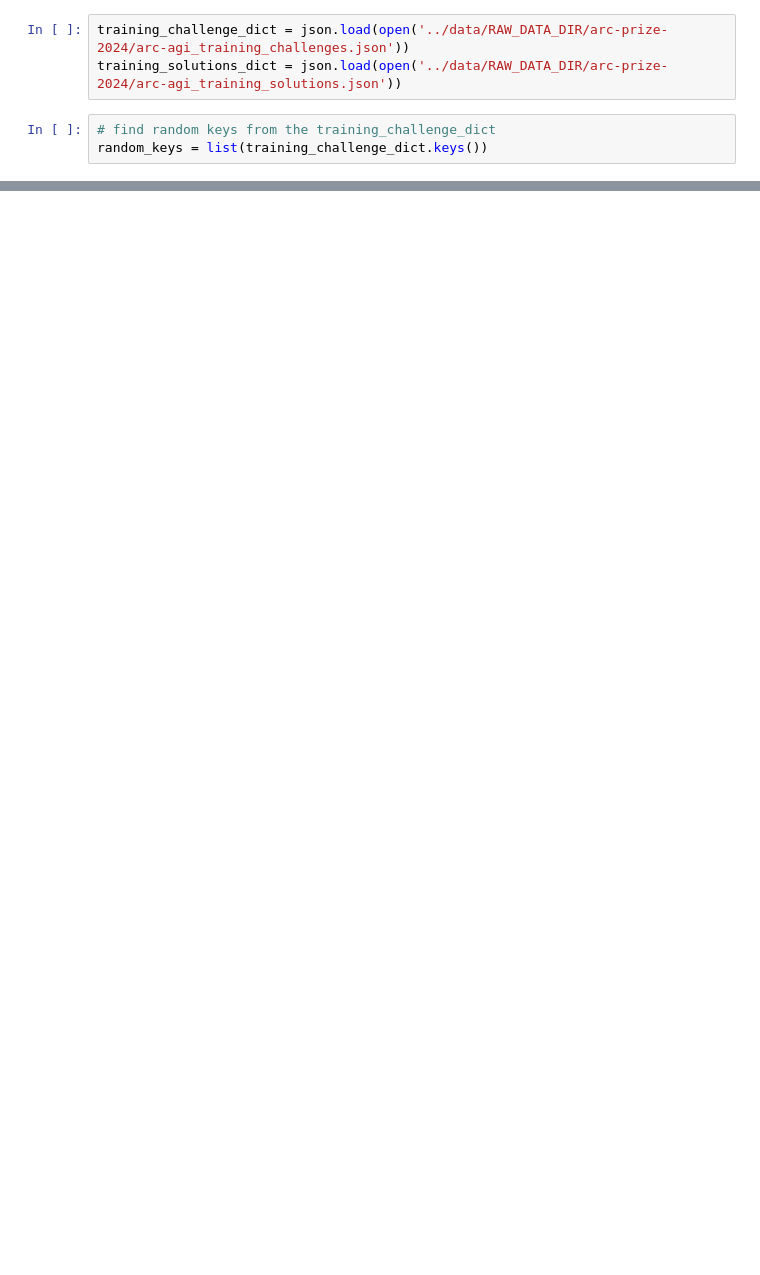
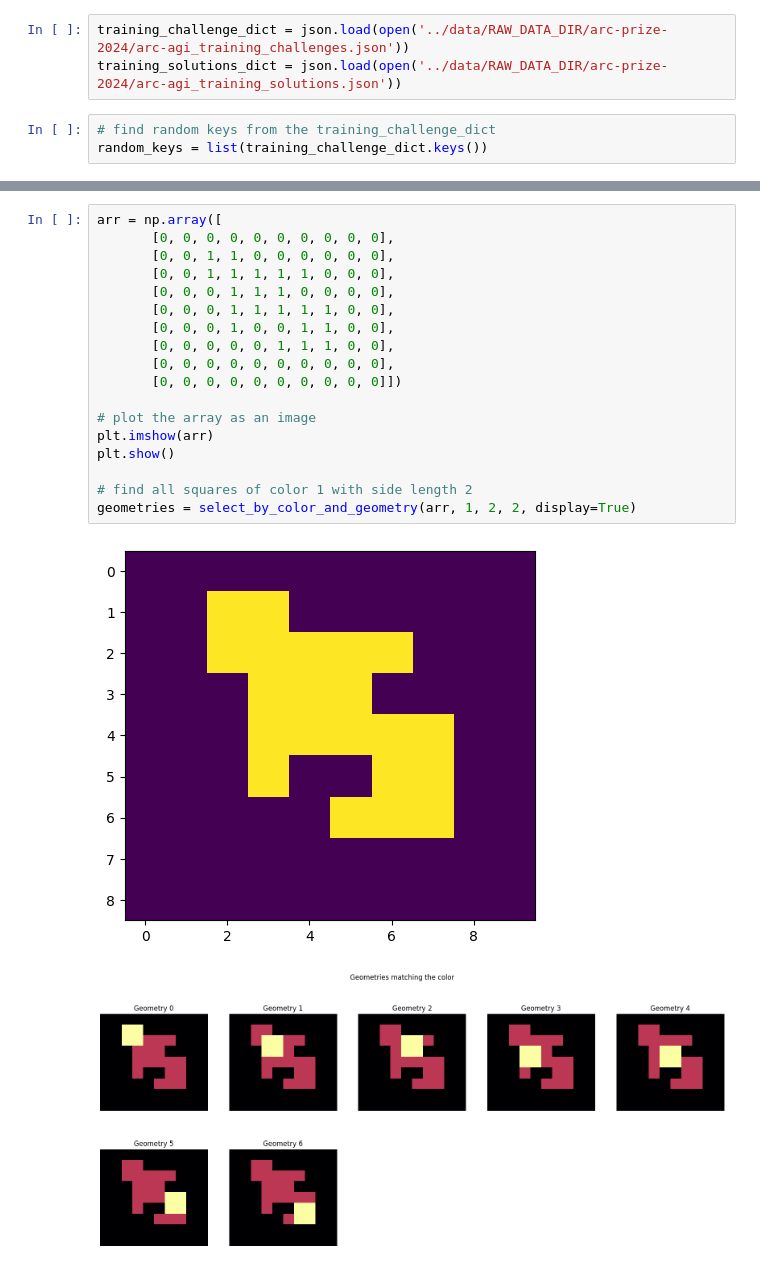
Before and after one commit to francescobraicovich/ARC2, a Jupyter notebook: code/exploration.ipynb, the cells around one changed output, grey strips where cells are left out. Saved outputs shown, nothing was run; the diff lists cells and outputs as text; blank space fills up the shorter version.

```diff
--- a/code/exploration.ipynb
+++ b/code/exploration.ipynb
@@ -129,0 +229,21 @@ i1, j1: 0 1
+# %%
+arr = np.array([
+       [0, 0, 0, 0, 0, 0, 0, 0, 0, 0],
+       [0, 0, 1, 1, 0, 0, 0, 0, 0, 0],
+       [0, 0, 1, 1, 1, 1, 1, 0, 0, 0],
+       [0, 0, 0, 1, 1, 1, 0, 0, 0, 0],
+       [0, 0, 0, 1, 1, 1, 1, 1, 0, 0],
+       [0, 0, 0, 1, 0, 0, 1, 1, 0, 0],
+       [0, 0, 0, 0, 0, 1, 1, 1, 0, 0],
+       [0, 0, 0, 0, 0, 0, 0, 0, 0, 0],
+       [0, 0, 0, 0, 0, 0, 0, 0, 0, 0]])
+
+# plot the array as an image
+plt.imshow(arr)
+plt.show()
+
+# find all squares of color 1 with side length 2
+geometries = select_by_color_and_geometry(arr, 1, 2, 2, display=True)
+# %% [output]
+[figure, added]
+[figure, added]
```
Also changed, not shown: parts of 8 cells of this notebook.
